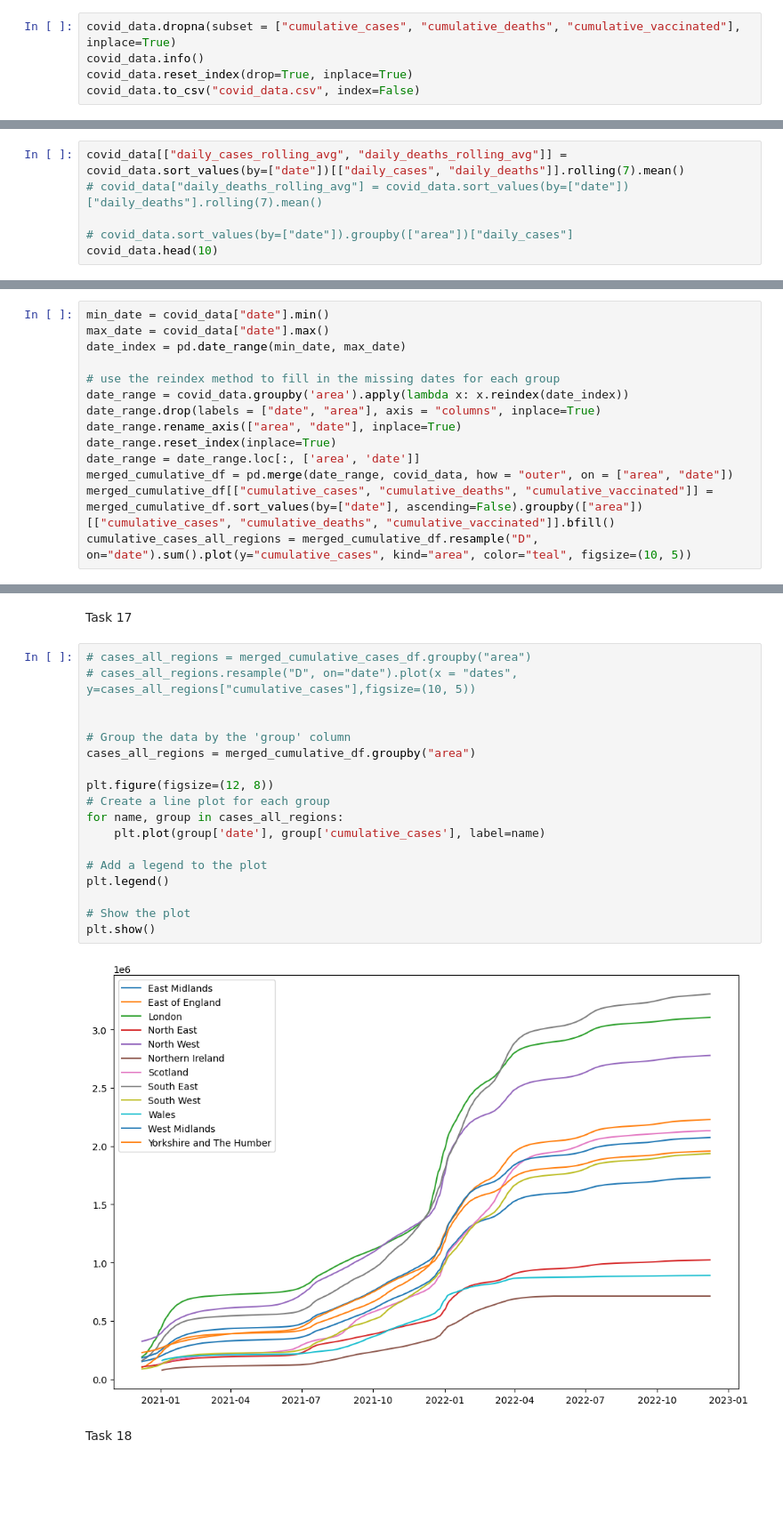
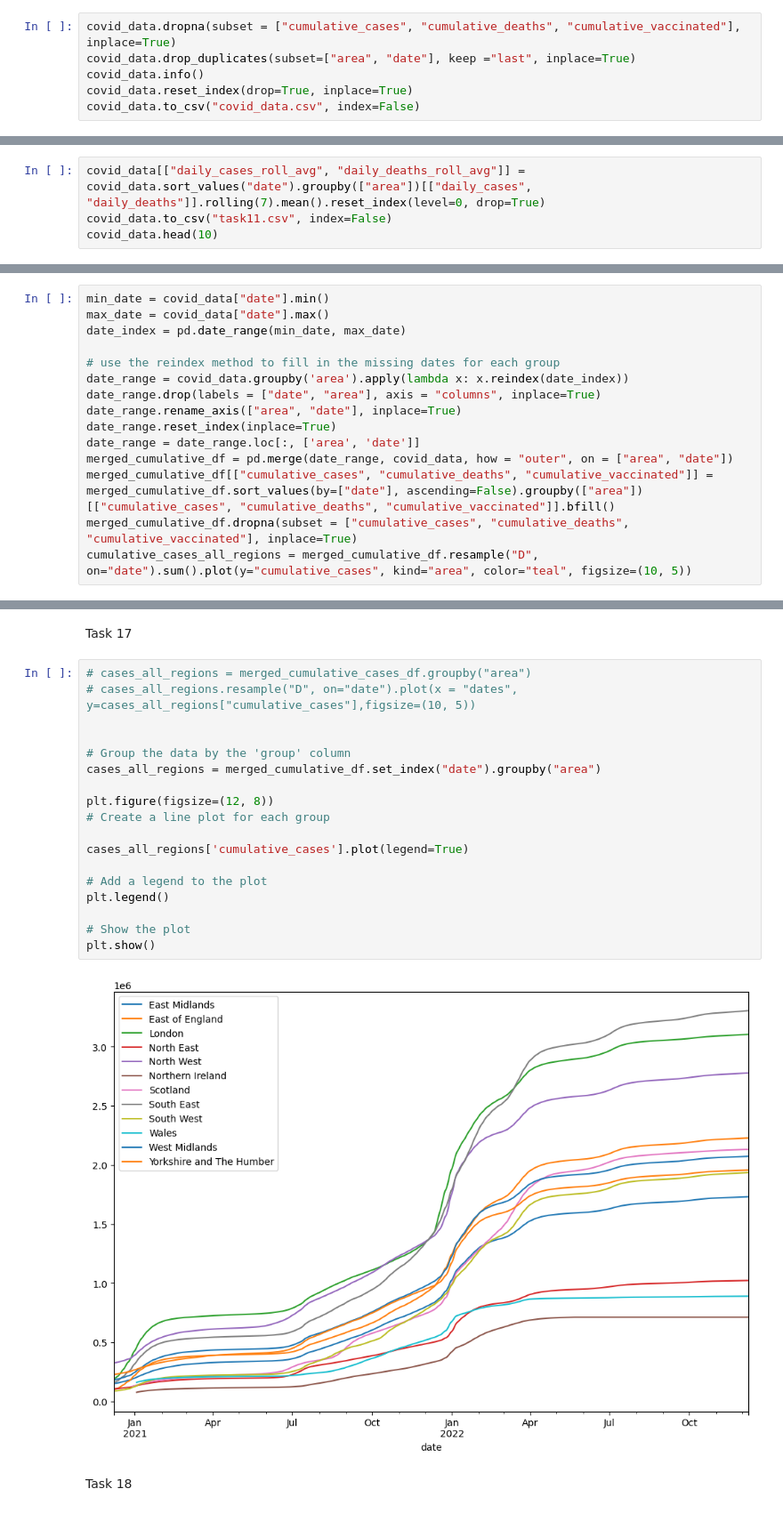
Before and after one commit to nat-rng/7CCSMCMP-cw2, a Jupyter notebook: CW2_A1.ipynb, the cells around one changed output, grey strips where cells are left out. Shown at 89% size. Drawn from its saved outputs; the diff is of its cells as text; blank space fills up the shorter version.

```diff
--- a/CW2_A1.ipynb
+++ b/CW2_A1.ipynb
@@ -156,6 +156,7 @@ covid_data[["cumulative_cases", "cumulative_deaths", "cumulative_vaccinated"]] =
 Task 10
 # %%
 covid_data.dropna(subset = ["cumulative_cases", "cumulative_deaths", "cumulative_vaccinated"], inplace=True)
+covid_data.drop_duplicates(subset=["area", "date"], keep ="last", inplace=True)
 covid_data.info()
 covid_data.reset_index(drop=True, inplace=True)
 covid_data.to_csv("covid_data.csv", index=False)
@@ -178,8 +179,2 @@ memory usage: 597.3+ KB
 # %% [markdown]
 Task 11
-# %%
-covid_data[["daily_cases_rolling_avg", "daily_deaths_rolling_avg"]] = covid_data.sort_values(by=["date"])[["daily_cases", "daily_deaths"]].rolling(7).mean()
-# covid_data["daily_deaths_rolling_avg"] = covid_data.sort_values(by=["date"])["daily_deaths"].rolling(7).mean()
-
-# covid_data.sort_values(by=["date"]).groupby(["area"])["daily_cases"]
-covid_data.head(10)
@@ -197,0 +181,4 @@ covid_data.head(10)
+# %%
+covid_data[["daily_cases_roll_avg", "daily_deaths_roll_avg"]] = covid_data.sort_values("date").groupby(["area"])[["daily_cases", "daily_deaths"]].rolling(7).mean().reset_index(level=0, drop=True)
+covid_data.to_csv("task11.csv", index=False)
+covid_data.head(10)
@@ -307,6 +306,7 @@ date_range.reset_index(inplace=True)
 date_range = date_range.loc[:, ['area', 'date']]
 merged_cumulative_df = pd.merge(date_range, covid_data, how = "outer", on = ["area", "date"])
 merged_cumulative_df[["cumulative_cases", "cumulative_deaths", "cumulative_vaccinated"]] = merged_cumulative_df.sort_values(by=["date"], ascending=False).groupby(["area"])[["cumulative_cases", "cumulative_deaths", "cumulative_vaccinated"]].bfill()
+merged_cumulative_df.dropna(subset = ["cumulative_cases", "cumulative_deaths", "cumulative_vaccinated"], inplace=True)
 cumulative_cases_all_regions = merged_cumulative_df.resample("D", on="date").sum().plot(y="cumulative_cases", kind="area", color="teal", figsize=(10, 5))
 # %% [output]
 [figure]
@@ -315,23 +315,23 @@ Task 17
 # %%
 # cases_all_regions = merged_cumulative_cases_df.groupby("area")
 # cases_all_regions.resample("D", on="date").plot(x = "dates", y=cases_all_regions["cumulative_cases"],figsize=(10, 5))
 
 
 # Group the data by the 'group' column
-cases_all_regions = merged_cumulative_df.groupby("area")
+cases_all_regions = merged_cumulative_df.set_index("date").groupby("area")
 
 plt.figure(figsize=(12, 8))
 # Create a line plot for each group
-for name, group in cases_all_regions:
-    plt.plot(group['date'], group['cumulative_cases'], label=name)
+
+cases_all_regions['cumulative_cases'].plot(legend=True)
 
 # Add a legend to the plot
 plt.legend()
 
 # Show the plot
 plt.show()
 # %% [output]
-[figure, old version]
+[figure, new version]
 # %% [markdown]
 Task 18
 # %% [markdown]
```
Also changed, not shown: parts of 20 cells of this notebook, 1 other file.
